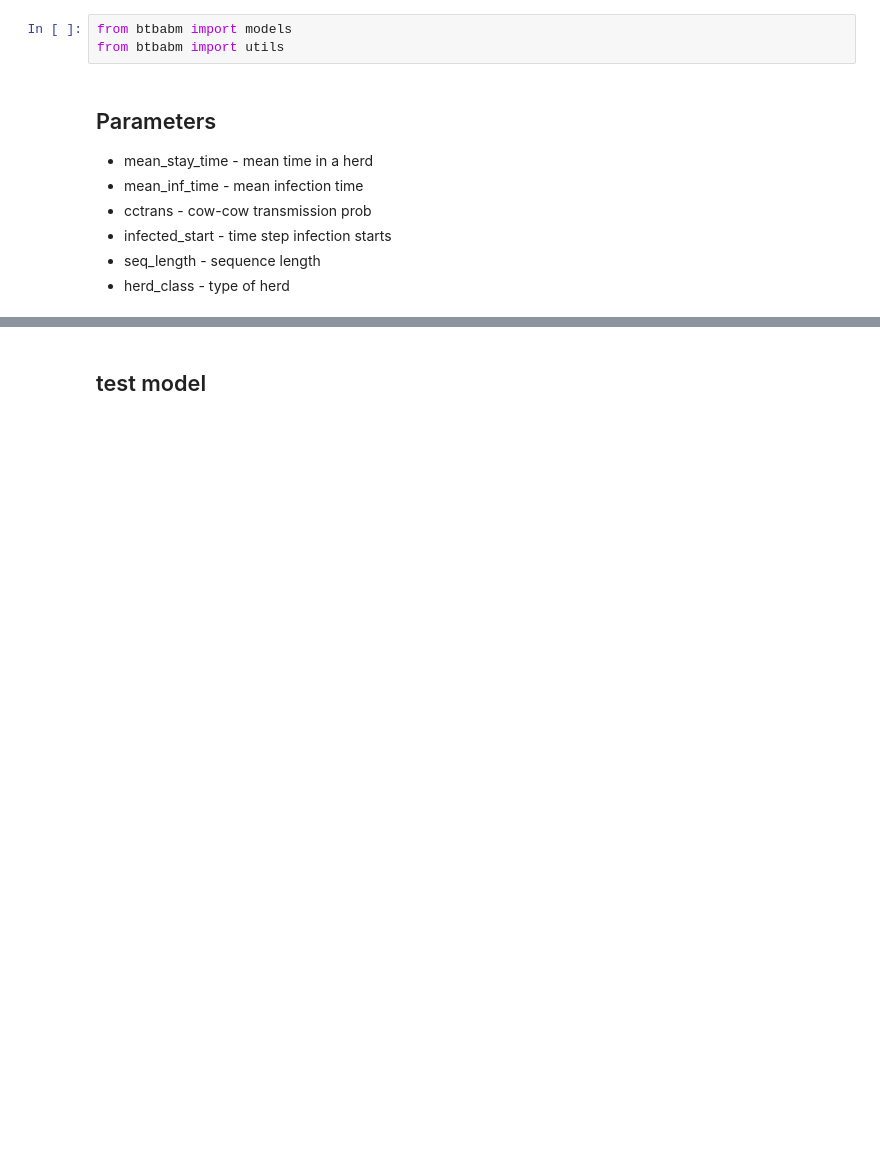
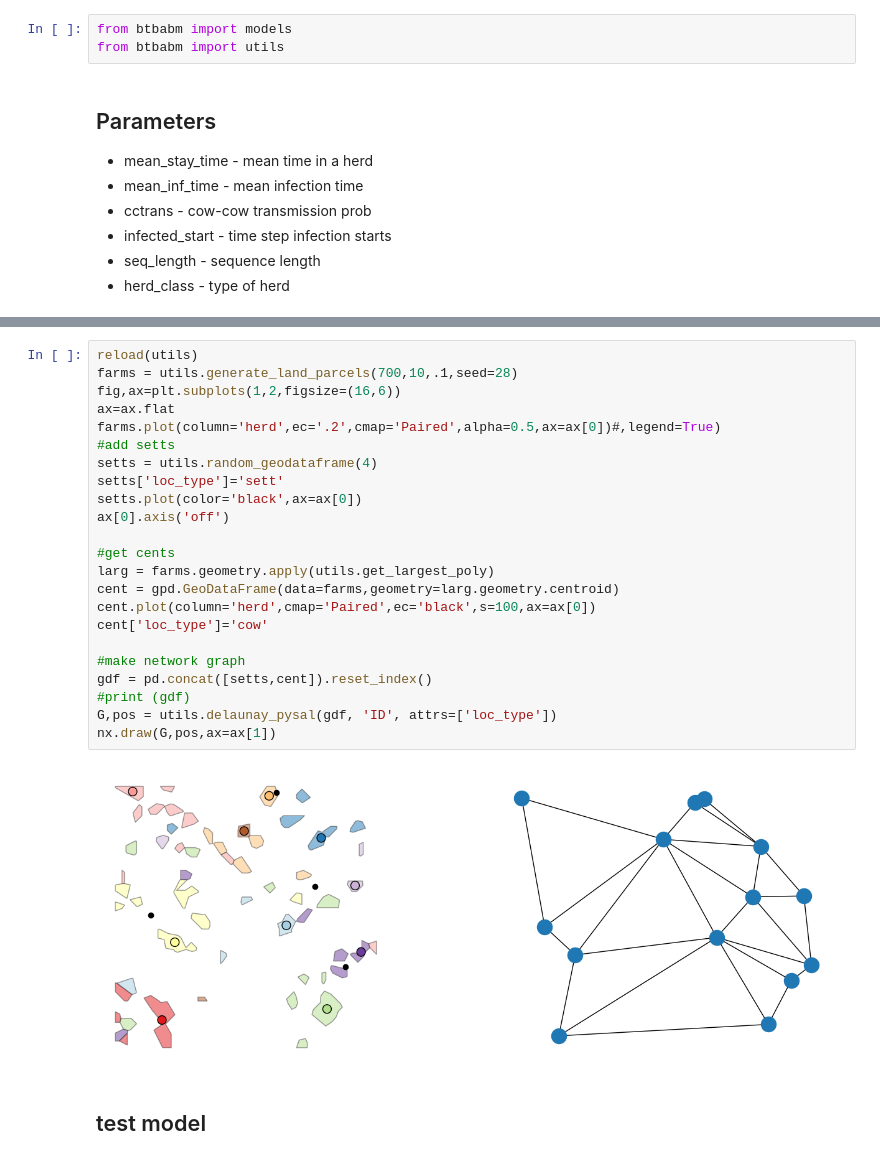
Before and after one commit to dmnfarrell/btbabm, a Jupyter notebook: notebooks/abm_simulation.ipynb, the cells around one changed output, grey strips where cells are left out. Drawn from its saved outputs; the diff is of its cells as text; blank space fills up the shorter version.

Commit message:
fixed draw tree

```diff
--- a/notebooks/abm_simulation.ipynb
+++ b/notebooks/abm_simulation.ipynb
@@ -56,3 +47,28 @@ get_short_uid()
+# %%
+reload(utils)
+farms = utils.generate_land_parcels(700,10,.1,seed=28)
+fig,ax=plt.subplots(1,2,figsize=(16,6))
+ax=ax.flat
+farms.plot(column='herd',ec='.2',cmap='Paired',alpha=0.5,ax=ax[0])#,legend=True)
+#add setts
+setts = utils.random_geodataframe(4)
+setts['loc_type']='sett'
+setts.plot(color='black',ax=ax[0])
+ax[0].axis('off')
+
+#get cents
+larg = farms.geometry.apply(utils.get_largest_poly)
+cent = gpd.GeoDataFrame(data=farms,geometry=larg.geometry.centroid)
+cent.plot(column='herd',cmap='Paired',ec='black',s=100,ax=ax[0])
+cent['loc_type']='cow'
+
+#make network graph
+gdf = pd.concat([setts,cent]).reset_index()
+#print (gdf)
+G,pos = utils.delaunay_pysal(gdf, 'ID', attrs=['loc_type'])
+nx.draw(G,pos,ax=ax[1])
+# %% [output]
+[figure, added]
 # %% [markdown]
 ## test model
 # %%
```
Also changed, not shown: parts of 13 cells of this notebook, 2 other files.
